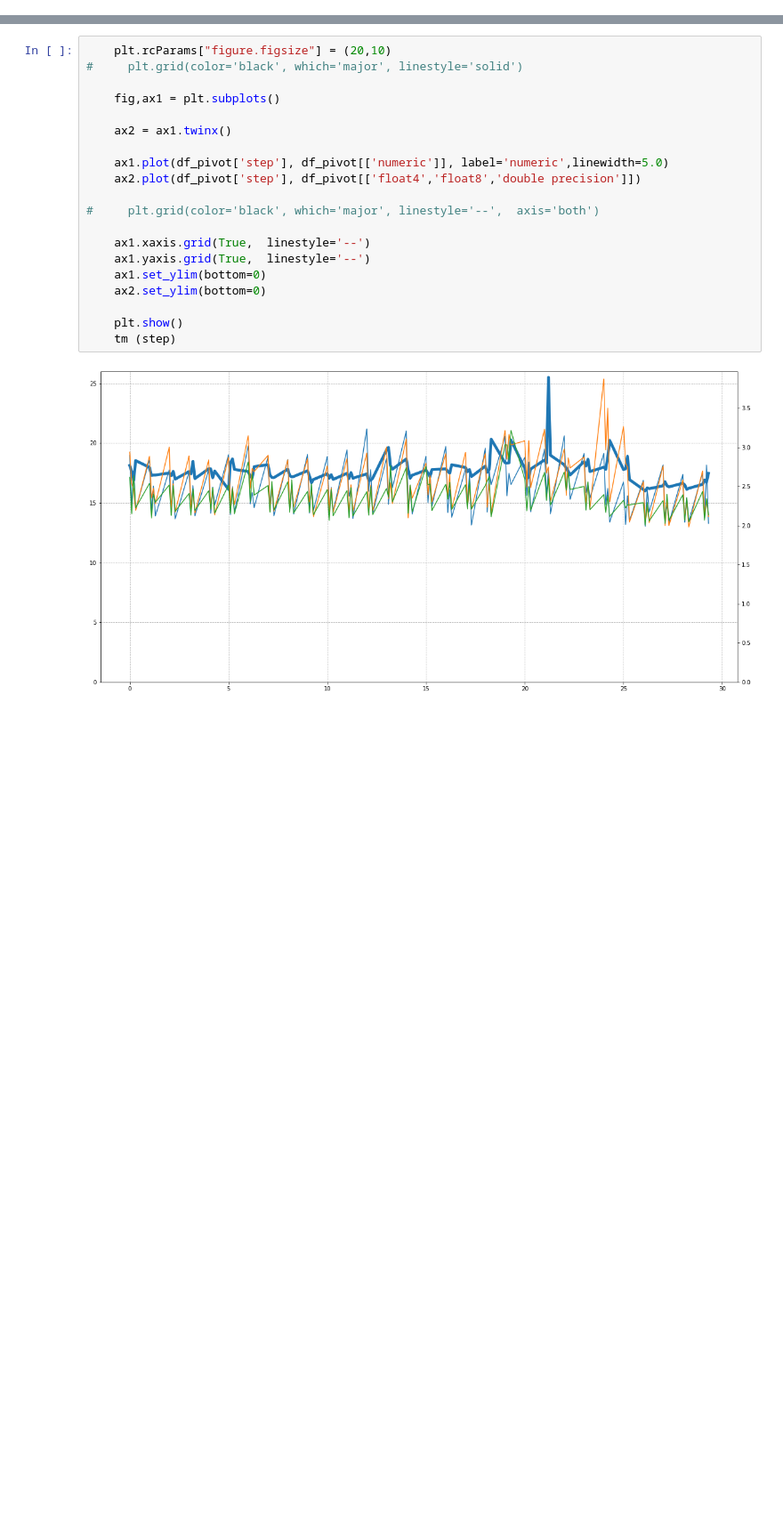
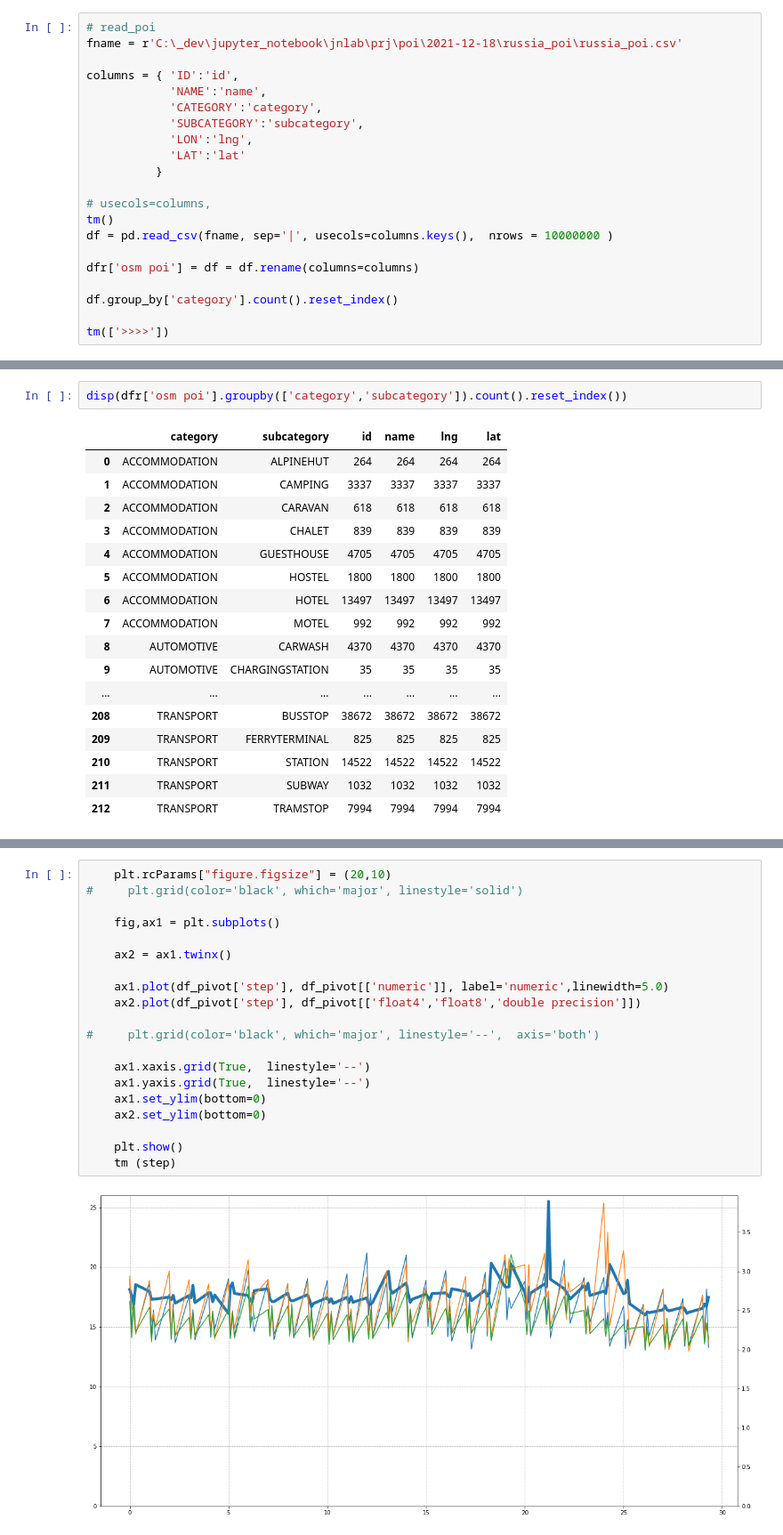
Before and after one commit to codeup1054/jnlab, a Jupyter notebook: 10.POI.ipynb, the cells around one changed output, grey strips where cells are left out. Shown at 89% size. Saved outputs shown, nothing was run; the diff lists cells and outputs as text; blank space fills up the shorter version.

```diff
--- a/10.POI.ipynb
+++ b/10.POI.ipynb
@@ -11,0 +28,21 @@ ii(dfr)
+# %%
+# read_poi
+fname = r'C:\_dev\jupyter_notebook\jnlab\prj\poi\2021-12-18\russia_poi\russia_poi.csv'
+
+columns = { 'ID':'id',
+            'NAME':'name',
+            'CATEGORY':'category',
+            'SUBCATEGORY':'subcategory',
+            'LON':'lng',
+            'LAT':'lat'
+          }
+
+# usecols=columns,
+tm()
+df = pd.read_csv(fname, sep='|', usecols=columns.keys(),  nrows = 10000000 )
+
+dfr['osm poi'] = df = df.rename(columns=columns)
+
+df.group_by['category'].count().reset_index()
+
+tm(['>>>>'])
@@ -11,0 +67,20 @@ ii(dfr)
+# %%
+disp(dfr['osm poi'].groupby(['category','subcategory']).count().reset_index())
+# %% [output]
+|  | category | subcategory | id | name | lng | lat |
+| 0 | ACCOMMODATION | ALPINEHUT | 264 | 264 | 264 | 264 |
+| 1 | ACCOMMODATION | CAMPING | 3337 | 3337 | 3337 | 3337 |
+| 2 | ACCOMMODATION | CARAVAN | 618 | 618 | 618 | 618 |
+| 3 | ACCOMMODATION | CHALET | 839 | 839 | 839 | 839 |
+| 4 | ACCOMMODATION | GUESTHOUSE | 4705 | 4705 | 4705 | 4705 |
+| 5 | ACCOMMODATION | HOSTEL | 1800 | 1800 | 1800 | 1800 |
+| 6 | ACCOMMODATION | HOTEL | 13497 | 13497 | 13497 | 13497 |
+| 7 | ACCOMMODATION | MOTEL | 992 | 992 | 992 | 992 |
+| 8 | AUTOMOTIVE | CARWASH | 4370 | 4370 | 4370 | 4370 |
+| 9 | AUTOMOTIVE | CHARGINGSTATION | 35 | 35 | 35 | 35 |
+| ... | ... | ... | ... | ... | ... | ... |
+| 208 | TRANSPORT | BUSSTOP | 38672 | 38672 | 38672 | 38672 |
+| 209 | TRANSPORT | FERRYTERMINAL | 825 | 825 | 825 | 825 |
+| 210 | TRANSPORT | STATION | 14522 | 14522 | 14522 | 14522 |
+| 211 | TRANSPORT | SUBWAY | 1032 | 1032 | 1032 | 1032 |
+| 212 | TRANSPORT | TRAMSTOP | 7994 | 7994 | 7994 | 7994 |
```
Also changed, not shown: parts of 22 cells of this notebook, 1 other file.
